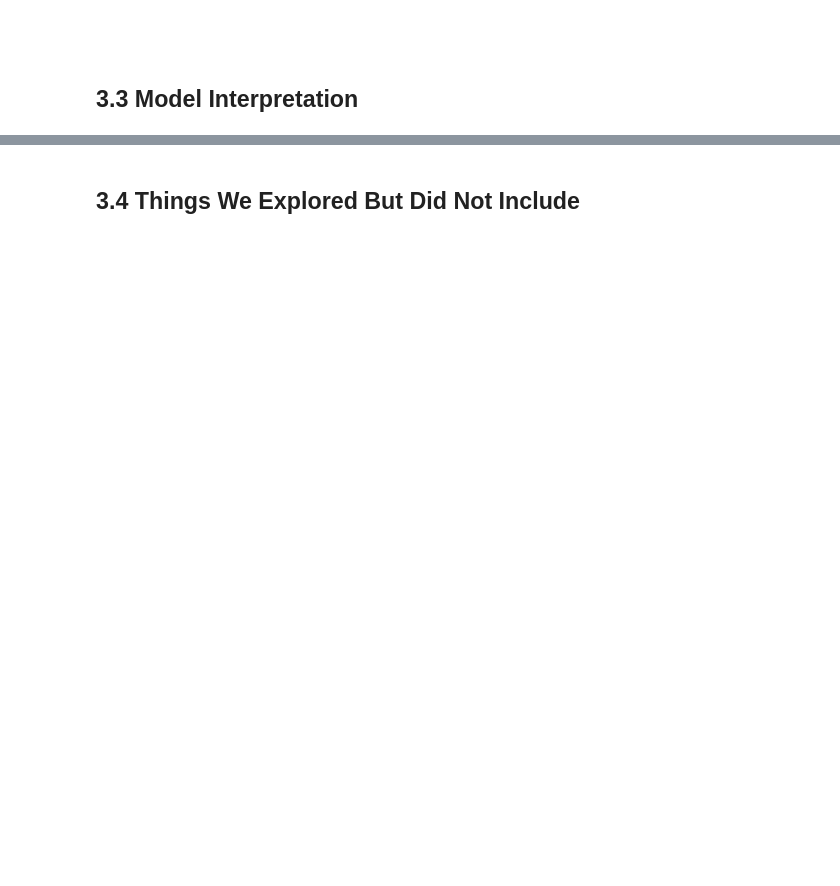
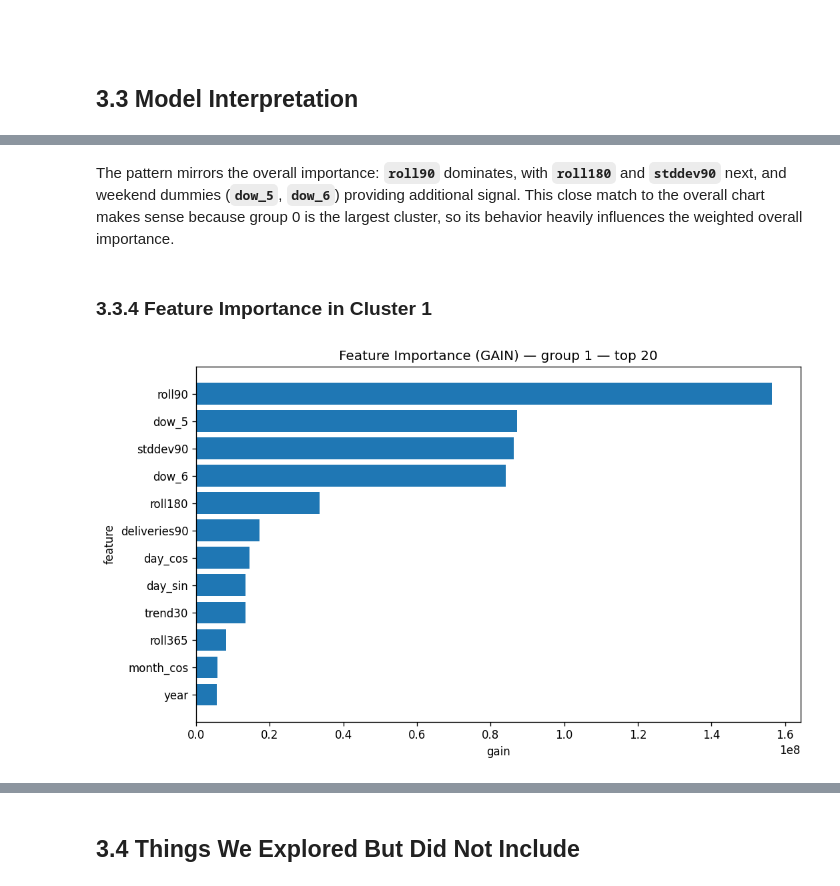
Before and after one commit to siljehj/ML_project, a Jupyter notebook: Report.ipynb, the cells around one changed output, grey strips where cells are left out. Saved outputs shown, nothing was run; the diff lists cells and outputs as text; code cells hidden in the pictures; blank space fills up the shorter version.

```diff
--- a/Report.ipynb
+++ b/Report.ipynb
@@ -3316,0 +4128,17 @@ print(f"✅ training_data_lightgbm_date.csv created with {len(training_out):,} r
+# %% [markdown]
+The pattern mirrors the overall importance: **`roll90`** dominates, with **`roll180`** and **`stddev90`** next, and weekend dummies (**`dow_5`**, **`dow_6`**) providing additional signal. This close match to the overall chart makes sense because group 0 is the largest cluster, so its behavior heavily influences the weighted overall importance.
+# %% [markdown]
+### 3.3.4 Feature Importance in Cluster 1
+# %%
+group_key = 1
+dfk = imp_all[imp_all["group"] == group_key]
+plot_df = dfk.sort_values("gain", ascending=False).head(TOPN).iloc[::-1]
+plt.figure(figsize=(9, max(5, 0.45*len(plot_df))))
+plt.barh(plot_df["feature"], plot_df["gain"])
+plt.title(f"Feature Importance (GAIN) — group {group_key} — top {TOPN}")
+plt.xlabel("gain")
+plt.ylabel("feature")
+plt.tight_layout()
+plt.show()
+# %% [output]
+[figure, added]
```
Also changed, not shown: parts of 20 cells of this notebook.
